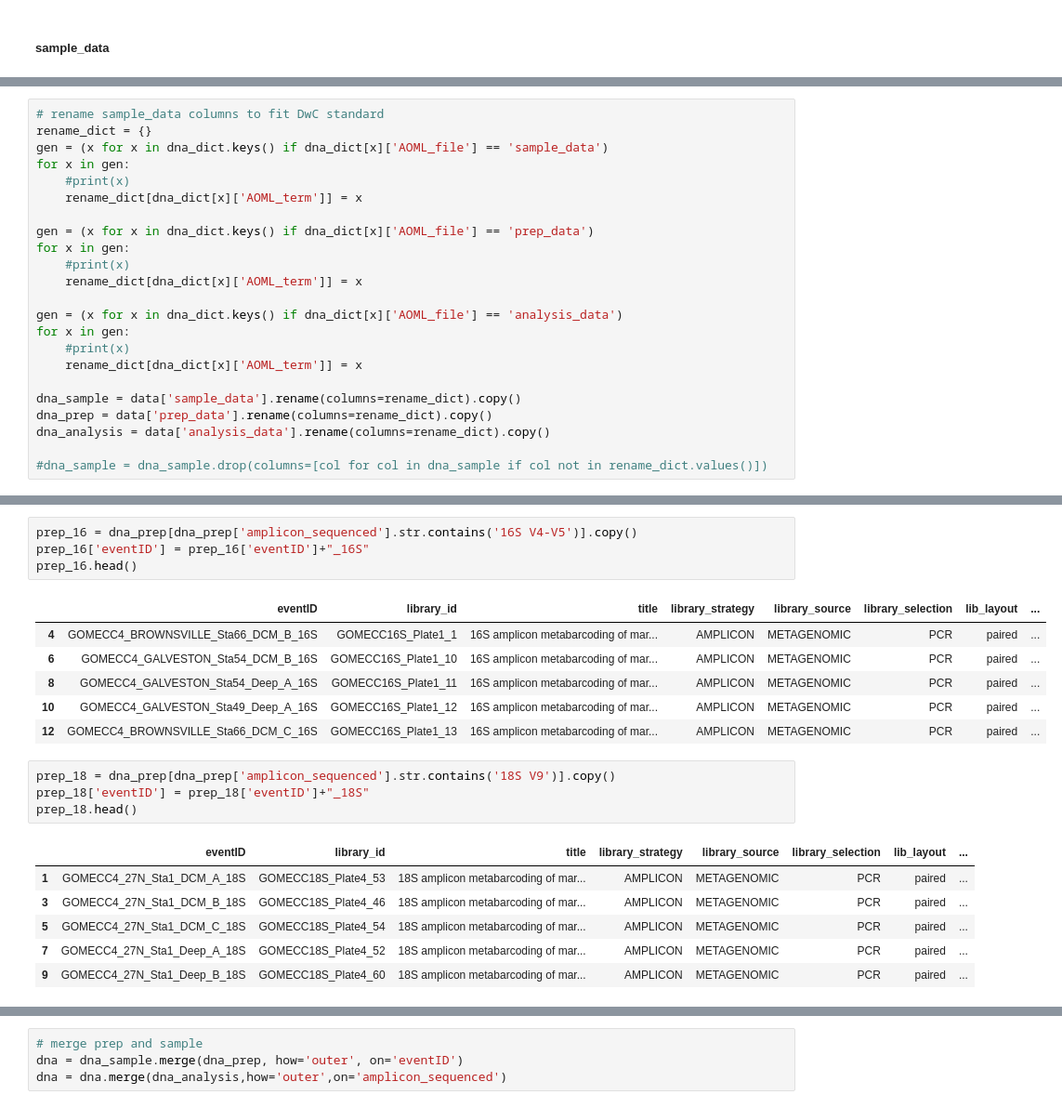
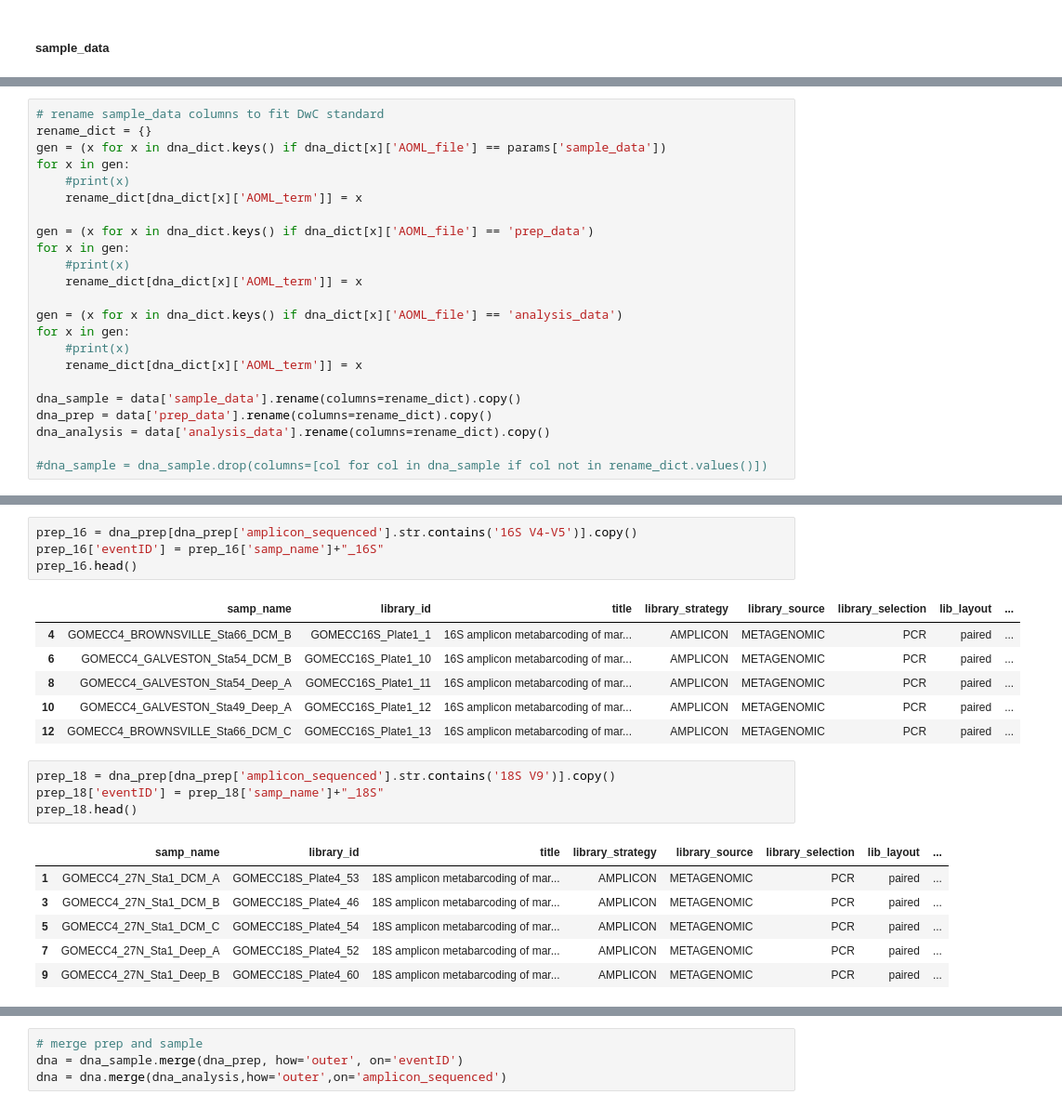
Before and after one commit to aomlomics/edna2obis, a Jupyter notebook: src/edna2obis_conversion_code_v2.ipynb, the cells around one changed output, grey strips where cells are left out. Shown at 93% size. Saved outputs shown, nothing was run; the diff lists cells and outputs as text.

```diff
--- a/src/edna2obis_conversion_code_v2.ipynb
+++ b/src/edna2obis_conversion_code_v2.ipynb
@@ -1246,7 +1245,7 @@ source_mat_id {'AOML_term': 'source_mat_id', 'AOML_file': 'sample_data', 'DwC_de
 # %%
 # rename sample_data columns to fit DwC standard
 rename_dict = {}
-gen = (x for x in dna_dict.keys() if dna_dict[x]['AOML_file'] == 'sample_data')
+gen = (x for x in dna_dict.keys() if dna_dict[x]['AOML_file'] == params['sample_data'])
 for x in gen:
     #print(x)
     rename_dict[dna_dict[x]['AOML_term']] = x
@@ -1306,25 +1315,25 @@ dna_sample.head()
 # %%
 prep_16 = dna_prep[dna_prep['amplicon_sequenced'].str.contains('16S V4-V5')].copy()
-prep_16['eventID'] = prep_16['eventID']+"_16S"
+prep_16['eventID'] = prep_16['samp_name']+"_16S"
 prep_16.head()
 # %% [output]
-|  | eventID | library_id | title | library_strategy | library_source | library_selection | lib_layout | ... |
-| 4 | GOMECC4_BROWNSVILLE_Sta66_DCM_B_16S | GOMECC16S_Plate1_1 | 16S amplicon metabarcoding of mar... | AMPLICON | METAGENOMIC | PCR | paired | ... |
-| 6 | GOMECC4_GALVESTON_Sta54_DCM_B_16S | GOMECC16S_Plate1_10 | 16S amplicon metabarcoding of mar... | AMPLICON | METAGENOMIC | PCR | paired | ... |
-| 8 | GOMECC4_GALVESTON_Sta54_Deep_A_16S | GOMECC16S_Plate1_11 | 16S amplicon metabarcoding of mar... | AMPLICON | METAGENOMIC | PCR | paired | ... |
-| 10 | GOMECC4_GALVESTON_Sta49_Deep_A_16S | GOMECC16S_Plate1_12 | 16S amplicon metabarcoding of mar... | AMPLICON | METAGENOMIC | PCR | paired | ... |
-| 12 | GOMECC4_BROWNSVILLE_Sta66_DCM_C_16S | GOMECC16S_Plate1_13 | 16S amplicon metabarcoding of mar... | AMPLICON | METAGENOMIC | PCR | paired | ... |
+|  | samp_name | library_id | title | library_strategy | library_source | library_selection | lib_layout | ... |
+| 4 | GOMECC4_BROWNSVILLE_Sta66_DCM_B | GOMECC16S_Plate1_1 | 16S amplicon metabarcoding of mar... | AMPLICON | METAGENOMIC | PCR | paired | ... |
+| 6 | GOMECC4_GALVESTON_Sta54_DCM_B | GOMECC16S_Plate1_10 | 16S amplicon metabarcoding of mar... | AMPLICON | METAGENOMIC | PCR | paired | ... |
+| 8 | GOMECC4_GALVESTON_Sta54_Deep_A | GOMECC16S_Plate1_11 | 16S amplicon metabarcoding of mar... | AMPLICON | METAGENOMIC | PCR | paired | ... |
+| 10 | GOMECC4_GALVESTON_Sta49_Deep_A | GOMECC16S_Plate1_12 | 16S amplicon metabarcoding of mar... | AMPLICON | METAGENOMIC | PCR | paired | ... |
+| 12 | GOMECC4_BROWNSVILLE_Sta66_DCM_C | GOMECC16S_Plate1_13 | 16S amplicon metabarcoding of mar... | AMPLICON | METAGENOMIC | PCR | paired | ... |
 # %%
 prep_18 = dna_prep[dna_prep['amplicon_sequenced'].str.contains('18S V9')].copy()
-prep_18['eventID'] = prep_18['eventID']+"_18S"
+prep_18['eventID'] = prep_18['samp_name']+"_18S"
 prep_18.head()
 # %% [output]
-|  | eventID | library_id | title | library_strategy | library_source | library_selection | lib_layout | ... |
-| 1 | GOMECC4_27N_Sta1_DCM_A_18S | GOMECC18S_Plate4_53 | 18S amplicon metabarcoding of mar... | AMPLICON | METAGENOMIC | PCR | paired | ... |
-| 3 | GOMECC4_27N_Sta1_DCM_B_18S | GOMECC18S_Plate4_46 | 18S amplicon metabarcoding of mar... | AMPLICON | METAGENOMIC | PCR | paired | ... |
-| 5 | GOMECC4_27N_Sta1_DCM_C_18S | GOMECC18S_Plate4_54 | 18S amplicon metabarcoding of mar... | AMPLICON | METAGENOMIC | PCR | paired | ... |
-| 7 | GOMECC4_27N_Sta1_Deep_A_18S | GOMECC18S_Plate4_52 | 18S amplicon metabarcoding of mar... | AMPLICON | METAGENOMIC | PCR | paired | ... |
-| 9 | GOMECC4_27N_Sta1_Deep_B_18S | GOMECC18S_Plate4_60 | 18S amplicon metabarcoding of mar... | AMPLICON | METAGENOMIC | PCR | paired | ... |
+|  | samp_name | library_id | title | library_strategy | library_source | library_selection | lib_layout | ... |
+| 1 | GOMECC4_27N_Sta1_DCM_A | GOMECC18S_Plate4_53 | 18S amplicon metabarcoding of mar... | AMPLICON | METAGENOMIC | PCR | paired | ... |
+| 3 | GOMECC4_27N_Sta1_DCM_B | GOMECC18S_Plate4_46 | 18S amplicon metabarcoding of mar... | AMPLICON | METAGENOMIC | PCR | paired | ... |
+| 5 | GOMECC4_27N_Sta1_DCM_C | GOMECC18S_Plate4_54 | 18S amplicon metabarcoding of mar... | AMPLICON | METAGENOMIC | PCR | paired | ... |
+| 7 | GOMECC4_27N_Sta1_Deep_A | GOMECC18S_Plate4_52 | 18S amplicon metabarcoding of mar... | AMPLICON | METAGENOMIC | PCR | paired | ... |
+| 9 | GOMECC4_27N_Sta1_Deep_B | GOMECC18S_Plate4_60 | 18S amplicon metabarcoding of mar... | AMPLICON | METAGENOMIC | PCR | paired | ... |
 # %%
 dna_prep = pd.concat([prep_16,prep_18],axis=0,ignore_index=True)
 dna_prep.head()
```
Also changed, not shown: parts of 34 cells of this notebook, 1 other file.
